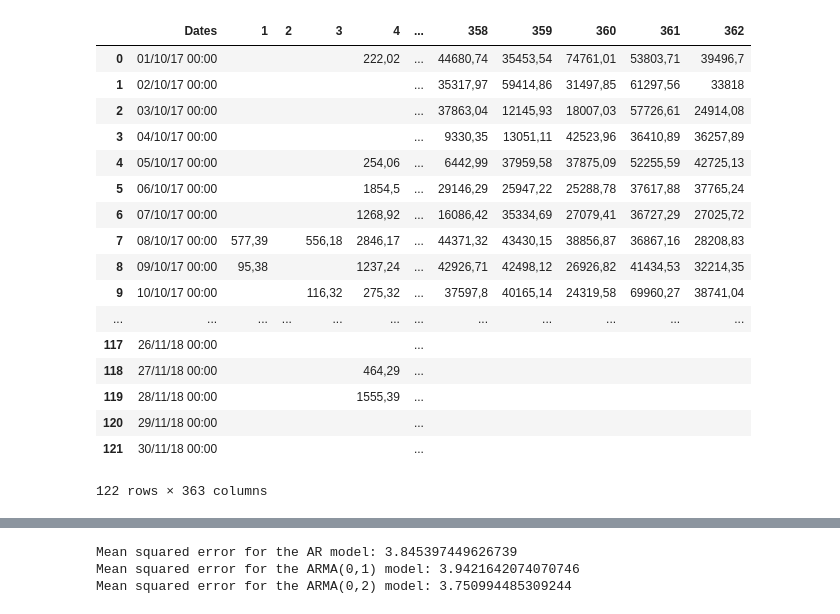
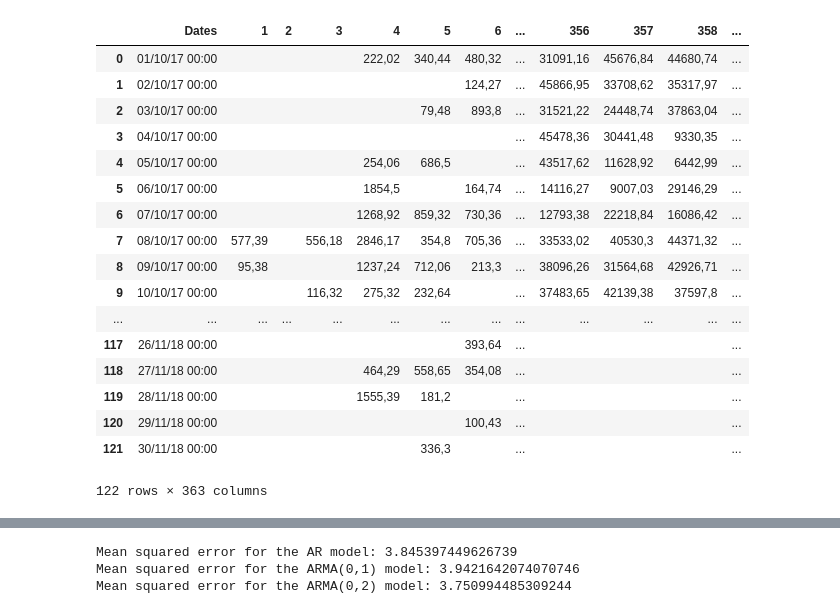
Before and after one commit to andrittt/Icelandair, a Jupyter notebook: Icelandair Time Series Forecasting.ipynb, the cells around one changed output, grey strips where cells are left out. Saved outputs shown, nothing was run; the diff lists cells and outputs as text; code cells hidden in the pictures.

```diff
--- a/Icelandair Time Series Forecasting.ipynb
+++ b/Icelandair Time Series Forecasting.ipynb
@@ -15,9 +20,6 @@ from statsmodels.tsa.ar_model import AR
 from statsmodels.tsa.arima_model import ARMA
 from sklearn.metrics import r2_score
 from operator import add
-
- #%% PART 1 %%#
- # Align the time series
 
 rows_list = []
 features_list =   []
@@ -25,54 +27,50 @@ features_list2=   []
 
 path = 'C:/Users/andri/Desktop/Icelandair/'
 
 counter = 0
 with open(path+'sdata.csv', 'rb') as csv_file:
     csv_reader = csv.reader(csv_file, delimiter=';') # Making use of reader method for reading the file
     for line in csv_reader: #Iterate through the loop to read line by line
         if counter<=362:
             rows_list.append(line)
         if counter>=756:
             features_list.append(line)
         counter+=1
 
 for i in range(0, 359):
     features_list2.append(features_list[i][1])
 
 # Transpose data to make it same format as sample file
 cols = np.array(rows_list).T.tolist()
-features_cols = np.array(features_list2).T.tolist()
 
-for i in range(0,4):
-    features_list2.insert(len(features_list2),'NaN')
-
-pd.set_option('display.max_columns', 10)
-pd.set_option('display.max_rows', 100)
+pd.set_option('display.max_columns', 15)
+pd.set_option('display.max_rows', 50)
 
 df = pd.DataFrame(cols)
 df = df[:][0:122] #only get data with dates
 df=df.rename(columns={0: "Dates"})
 
 df.to_csv ('output_dept_dates_aligned.csv', index = None, header=True)
 
 
 # The dataframe is ready with all time series aligned (see below)
 df
 # %% [output]
-|  | Dates | 1 | 2 | 3 | 4 | ... | 358 | 359 | 360 | 361 | 362 |
-| 0 | 01/10/17 00:00 |  |  |  | 222,02 | ... | 44680,74 | 35453,54 | 74761,01 | 53803,71 | 39496,7 |
-| 1 | 02/10/17 00:00 |  |  |  |  | ... | 35317,97 | 59414,86 | 31497,85 | 61297,56 | 33818 |
-| 2 | 03/10/17 00:00 |  |  |  |  | ... | 37863,04 | 12145,93 | 18007,03 | 57726,61 | 24914,08 |
-| 3 | 04/10/17 00:00 |  |  |  |  | ... | 9330,35 | 13051,11 | 42523,96 | 36410,89 | 36257,89 |
-| 4 | 05/10/17 00:00 |  |  |  | 254,06 | ... | 6442,99 | 37959,58 | 37875,09 | 52255,59 | 42725,13 |
-| 5 | 06/10/17 00:00 |  |  |  | 1854,5 | ... | 29146,29 | 25947,22 | 25288,78 | 37617,88 | 37765,24 |
-| 6 | 07/10/17 00:00 |  |  |  | 1268,92 | ... | 16086,42 | 35334,69 | 27079,41 | 36727,29 | 27025,72 |
-| 7 | 08/10/17 00:00 | 577,39 |  | 556,18 | 2846,17 | ... | 44371,32 | 43430,15 | 38856,87 | 36867,16 | 28208,83 |
-| 8 | 09/10/17 00:00 | 95,38 |  |  | 1237,24 | ... | 42926,71 | 42498,12 | 26926,82 | 41434,53 | 32214,35 |
-| 9 | 10/10/17 00:00 |  |  | 116,32 | 275,32 | ... | 37597,8 | 40165,14 | 24319,58 | 69960,27 | 38741,04 |
-| ... | ... | ... | ... | ... | ... | ... | ... | ... | ... | ... | ... |
-| 117 | 26/11/18 00:00 |  |  |  |  | ... |  |  |  |  |  |
-| 118 | 27/11/18 00:00 |  |  |  | 464,29 | ... |  |  |  |  |  |
-| 119 | 28/11/18 00:00 |  |  |  | 1555,39 | ... |  |  |  |  |  |
-| 120 | 29/11/18 00:00 |  |  |  |  | ... |  |  |  |  |  |
-| 121 | 30/11/18 00:00 |  |  |  |  | ... |  |  |  |  |  |
+|  | Dates | 1 | 2 | 3 | 4 | 5 | 6 | ... | 356 | 357 | 358 | ... |
+| 0 | 01/10/17 00:00 |  |  |  | 222,02 | 340,44 | 480,32 | ... | 31091,16 | 45676,84 | 44680,74 | ... |
+| 1 | 02/10/17 00:00 |  |  |  |  |  | 124,27 | ... | 45866,95 | 33708,62 | 35317,97 | ... |
+| 2 | 03/10/17 00:00 |  |  |  |  | 79,48 | 893,8 | ... | 31521,22 | 24448,74 | 37863,04 | ... |
+| 3 | 04/10/17 00:00 |  |  |  |  |  |  | ... | 45478,36 | 30441,48 | 9330,35 | ... |
+| 4 | 05/10/17 00:00 |  |  |  | 254,06 | 686,5 |  | ... | 43517,62 | 11628,92 | 6442,99 | ... |
+| 5 | 06/10/17 00:00 |  |  |  | 1854,5 |  | 164,74 | ... | 14116,27 | 9007,03 | 29146,29 | ... |
+| 6 | 07/10/17 00:00 |  |  |  | 1268,92 | 859,32 | 730,36 | ... | 12793,38 | 22218,84 | 16086,42 | ... |
+| 7 | 08/10/17 00:00 | 577,39 |  | 556,18 | 2846,17 | 354,8 | 705,36 | ... | 33533,02 | 40530,3 | 44371,32 | ... |
+| 8 | 09/10/17 00:00 | 95,38 |  |  | 1237,24 | 712,06 | 213,3 | ... | 38096,26 | 31564,68 | 42926,71 | ... |
+| 9 | 10/10/17 00:00 |  |  | 116,32 | 275,32 | 232,64 |  | ... | 37483,65 | 42139,38 | 37597,8 | ... |
+| ... | ... | ... | ... | ... | ... | ... | ... | ... | ... | ... | ... | ... |
+| 117 | 26/11/18 00:00 |  |  |  |  |  | 393,64 | ... |  |  |  | ... |
+| 118 | 27/11/18 00:00 |  |  |  | 464,29 | 558,65 | 354,08 | ... |  |  |  | ... |
+| 119 | 28/11/18 00:00 |  |  |  | 1555,39 | 181,2 |  | ... |  |  |  | ... |
+| 120 | 29/11/18 00:00 |  |  |  |  |  | 100,43 | ... |  |  |  | ... |
+| 121 | 30/11/18 00:00 |  |  |  |  | 336,3 |  | ... |  |  |  | ... |
 122 rows × 363 columns
```
Also changed, not shown: parts of 12 cells of this notebook.
